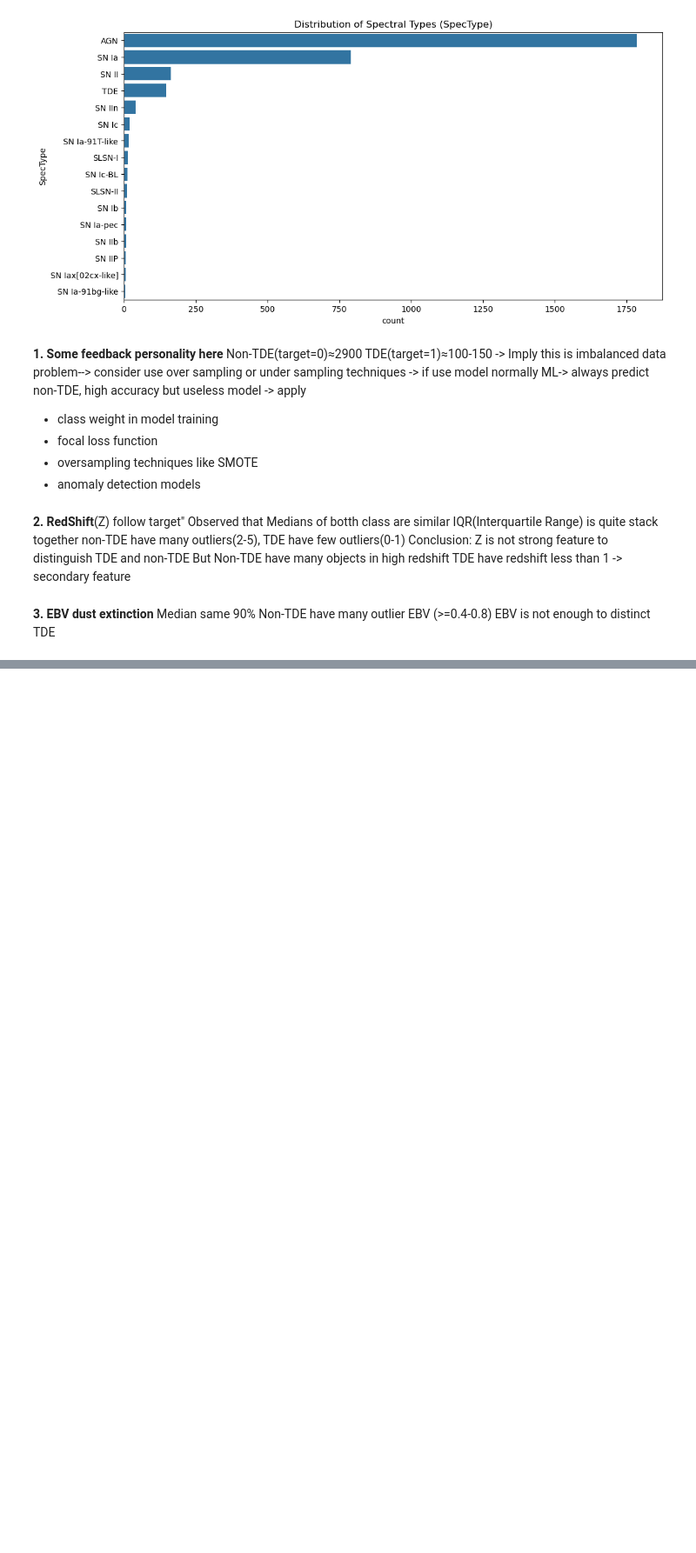
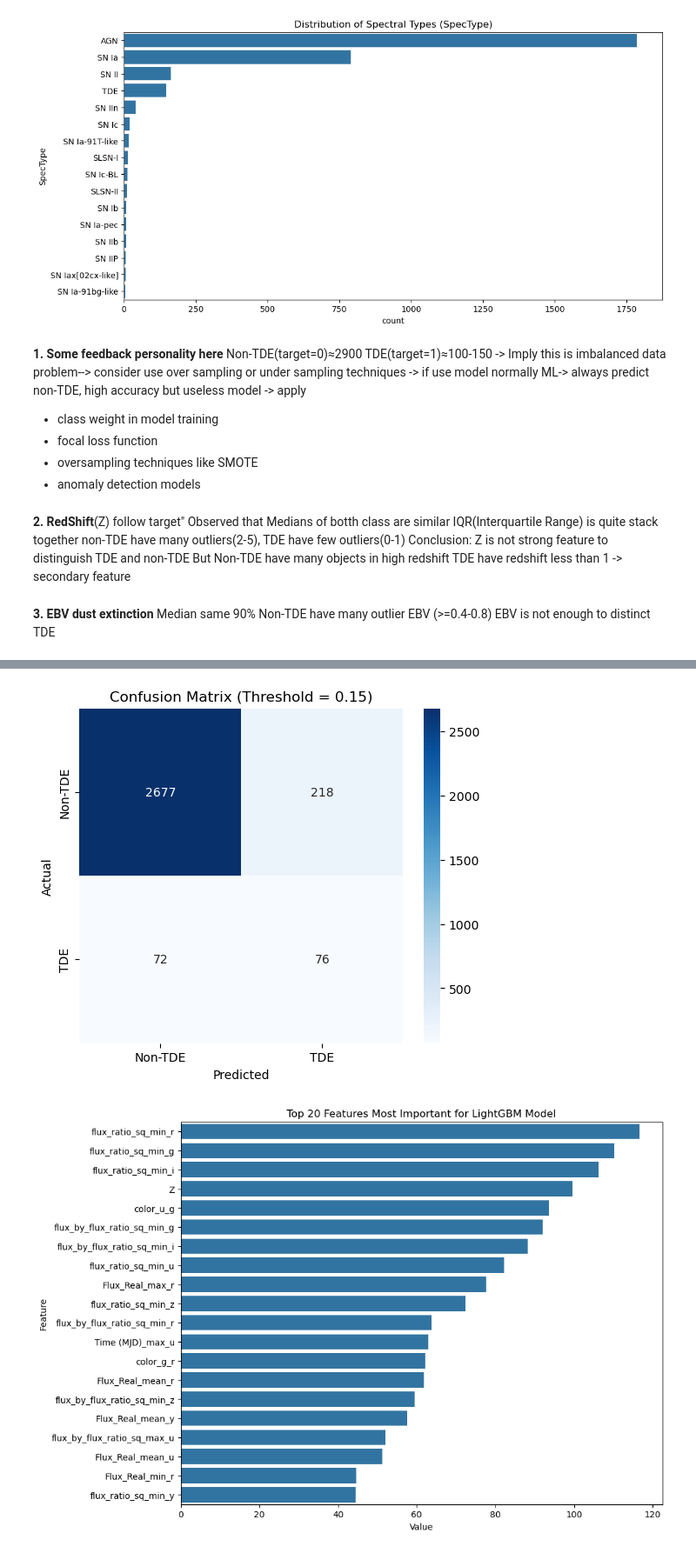
Before and after one commit to toilathuc/Machine-Learning, a Jupyter notebook: train_lightgbm.ipynb, the cells around one changed output, grey strips where cells are left out. Shown at 87% size. Drawn from its saved outputs; the diff is of its cells as text; code cells hidden in the pictures; blank space fills up the shorter version.

```diff
--- a/train_lightgbm.ipynb
+++ b/train_lightgbm.ipynb
@@ -177,7 +177,6 @@ def process_data_pipeline(log_df, is_train=True):
         final_df = pd.concat(all_features, ignore_index=True)
         if is_train:
             final_df = final_df.merge(log_lookup[['object_id', 'target']], on='object_id', how='left')
-        final_df = final_df.fillna(0)
         return final_df
     else:
         print("No data files found.")
@@ -357,3 +356,32 @@ weighted avg       0.94      0.92      0.93      3043
+# %%
+from typing import final
+import matplotlib.pyplot as plt
+import seaborn as sns
+
+final_preds = (oof_preds_proba >= best_threshold).astype(int)
+cm = confusion_matrix(y, final_preds)
+plt.figure(figsize=(6, 5))
+sns.heatmap(cm, annot=True, fmt='d', cmap='Blues',
+            xticklabels=['Non-TDE', 'TDE'], yticklabels=['Non-TDE', 'TDE'])
+plt.title(f'Confusion Matrix (Threshold = {best_threshold:.2f})')
+plt.ylabel('Actual')
+plt.xlabel('Predicted')
+plt.show()
+
+
+# 3. Plot Feature Importance
+feature_imp = pd.DataFrame({'Feature': X.columns, 'Value': 0})
+for model in models:
+    feature_imp['Value'] += model.feature_importances_
+feature_imp['Value'] /= len(models)
+
+plt.figure(figsize=(10, 8))
+sns.barplot(x="Value", y="Feature", data=feature_imp.sort_values(by="Value", ascending=False).head(20))
+plt.title('Top 20 Features Most Important for LightGBM Model')
+plt.show()
+# %% [output]
+[figure, added]
+[figure, added]
 # %%
 # --- BUILD SUBMISSION (Competition metric = F1, requires binary labels) ---
 # Recreate test features with the same pipeline
```
Also changed, not shown: parts of 4 cells of this notebook, 1 other file.
